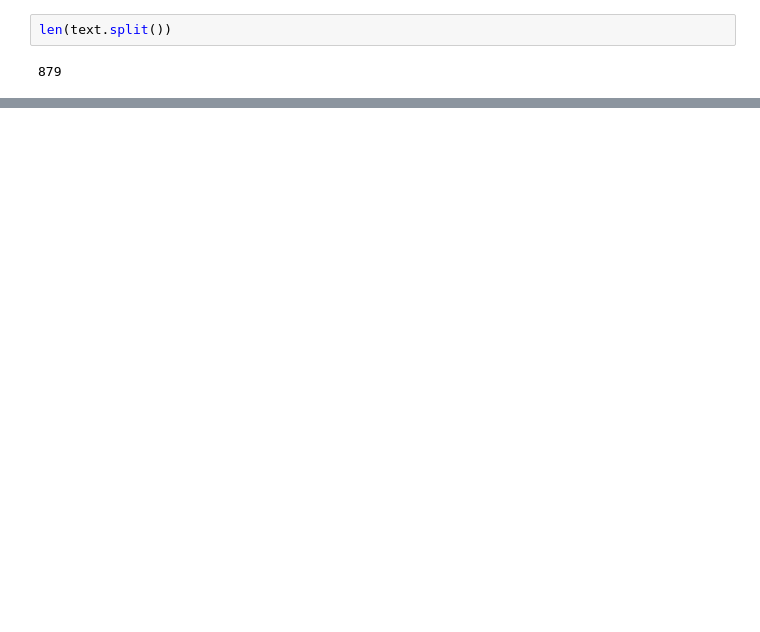
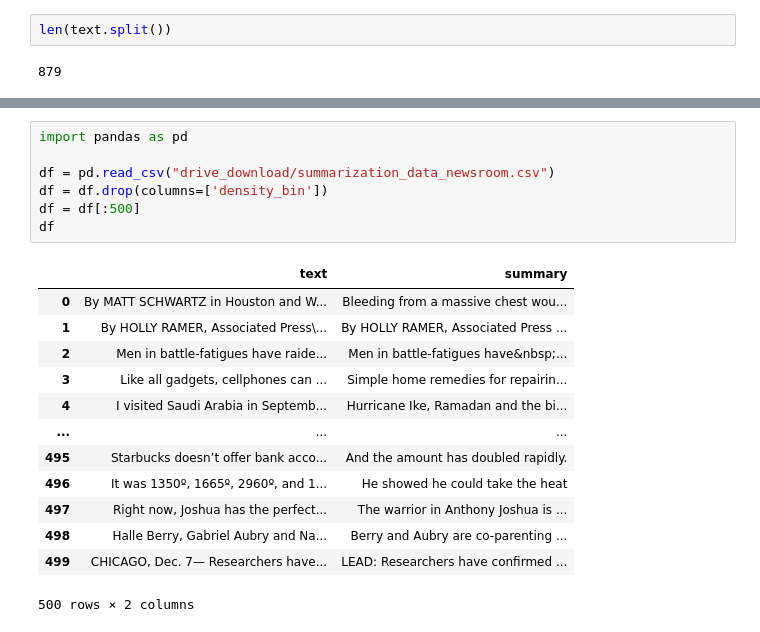
Before and after one commit to Projektrealisierung-Gruppe-1/Codebase, a Jupyter notebook: Evaluation/summeval.ipynb, the cells around one changed output, grey strips where cells are left out. Saved outputs shown, nothing was run; the diff lists cells and outputs as text; blank space fills up the shorter version.

```diff
--- a/Evaluation/summeval.ipynb
+++ b/Evaluation/summeval.ipynb
@@ -185,0 +195,21 @@ len(text.split())
+# %%
+import pandas as pd
+
+df = pd.read_csv("drive_download/summarization_data_newsroom.csv")
+df = df.drop(columns=['density_bin'])
+df = df[:500]
+df
+# %% [output]
+|  | text | summary |
+| 0 | By MATT SCHWARTZ in Houston and W... | Bleeding from a massive chest wou... |
+| 1 | By HOLLY RAMER, Associated Press\... | By HOLLY RAMER, Associated Press ... |
+| 2 | Men in battle-fatigues have raide... | Men in battle-fatigues have&nbsp;... |
+| 3 | Like all gadgets, cellphones can ... | Simple home remedies for repairin... |
+| 4 | I visited Saudi Arabia in Septemb... | Hurricane Ike, Ramadan and the bi... |
+| ... | ... | ... |
+| 495 | Starbucks doesn’t offer bank acco... | And the amount has doubled rapidly. |
+| 496 | It was 1350º, 1665º, 2960º, and 1... | He showed he could take the heat |
+| 497 | Right now, Joshua has the perfect... | The warrior in Anthony Joshua is ... |
+| 498 | Halle Berry, Gabriel Aubry and Na... | Berry and Aubry are co-parenting ... |
+| 499 | CHICAGO, Dec. 7— Researchers have... | LEAD: Researchers have confirmed ... |
+500 rows × 2 columns
```
Also changed, not shown: parts of 25 cells of this notebook, 2 other files.
